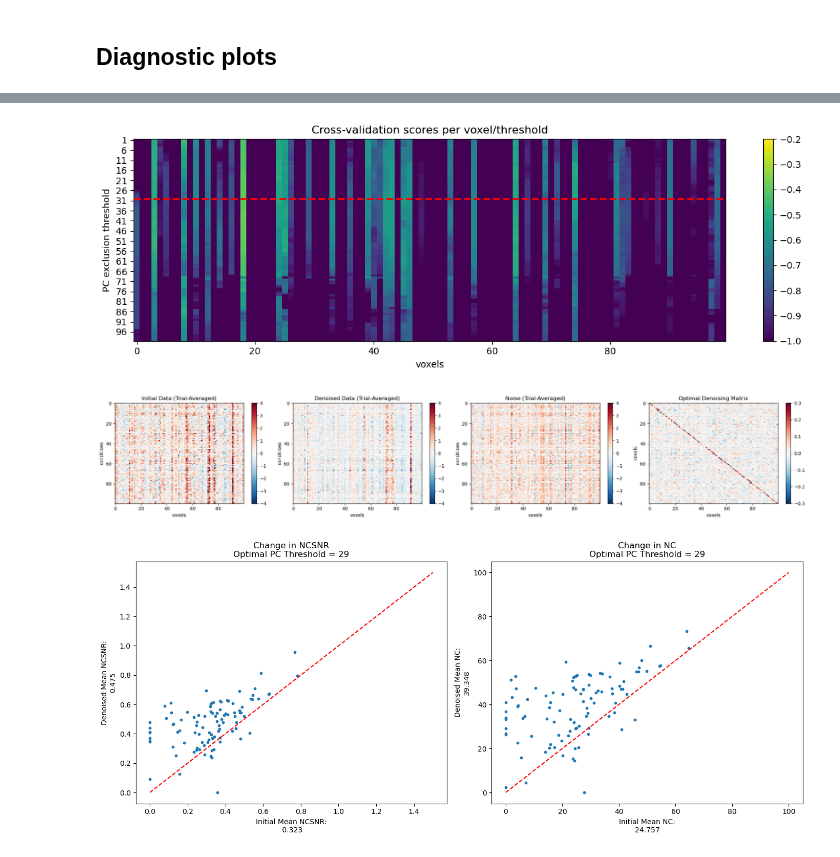
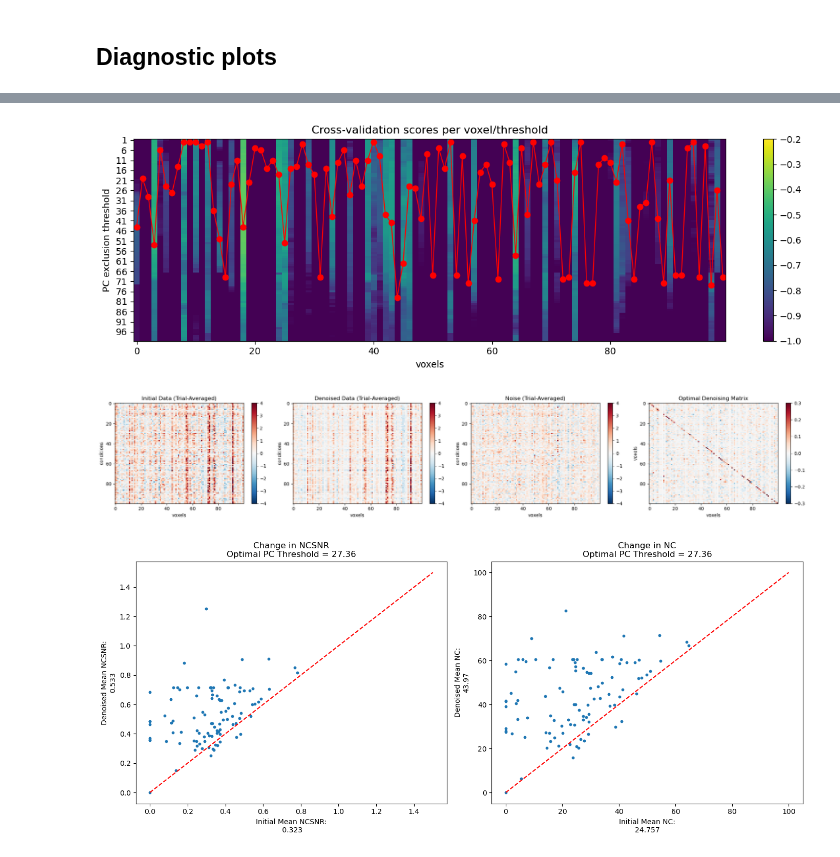
Before and after one commit to cvnlab/GSN, a Jupyter notebook: examples/example2.ipynb, the cells around one changed output, grey strips where cells are left out. Saved outputs shown, nothing was run; the diff lists cells and outputs as text; code cells hidden in the pictures.

```diff
--- a/examples/example2.ipynb
+++ b/examples/example2.ipynb
@@ -191,16 +187,16 @@ print(f"│   └── Verbose: {opt['wantverbose']}")
 
 # Perform GSN analysis
 try:
-    results = perform_gsn(train_data.copy(), opt)
+    results_gsn = perform_gsn(train_data.copy(), opt)
 
     # Print summary of results
     print("└── Results:")
-    print(f"    ├── Signal covariance matrix shape: {results['cSb'].shape}")
-    print(f"    ├── Noise covariance matrix shape: {results['cNb'].shape}")
-    print(f"    ├── Shrinkage level (noise): {results['shrinklevelN']:.3f}")
-    print(f"    ├── Shrinkage level (data): {results['shrinklevelD']:.3f}")
-    print(f"    ├── Number of iterations: {results['numiters']}")
-    print(f"    └── Noise ceiling SNR range: [{results['ncsnr'].min():.3f}, {results['ncsnr'].max():.3f}]")
+    print(f"    ├── Signal covariance matrix shape: {results_gsn['cSb'].shape}")
+    print(f"    ├── Noise covariance matrix shape: {results_gsn['cNb'].shape}")
+    print(f"    ├── Shrinkage level (noise): {results_gsn['shrinklevelN']:.3f}")
+    print(f"    ├── Shrinkage level (data): {results_gsn['shrinklevelD']:.3f}")
+    print(f"    ├── Number of iterations: {results_gsn['numiters']}")
+    print(f"    └── Noise ceiling SNR range: [{results_gsn['ncsnr'].min():.3f}, {results_gsn['ncsnr'].max():.3f}]")
 
 except Exception as e:
     print(f"Error during GSN analysis: {e}")
@@ -364,7 +360,7 @@ GSN Analysis Results Summary:
 print("Computing eigendecomposition of signal covariance matrix...")
 
 # Compute eigendecomposition
-S, V = np.linalg.eigh(results['cSb'])
+S, V = np.linalg.eigh(results_gsn['cSb'])
 # Sort eigenvalues and eigenvectors in descending order
 idx = np.flip(np.argsort(S))
 S = S[idx]
@@ -435,7 +431,7 @@ Eigendecomposition Summary:
 # Configure options for GSN denoising
 opt = {
     'cv_mode': 0,                    # Use leave-one-out cross-validation
-    'cv_threshold_per': 'population', # Use same threshold for all voxels
+    'cv_threshold_per': 'unit', # Use same threshold for all voxels
     'cv_thresholds': np.arange(1, nvox + 1),  # Test all possible dimensionalities
     'denoisingtype': 1              # 0 for trial-averaged denoising
 }
@@ -447,10 +443,8 @@ print(f"│   ├── Threshold type: {opt['cv_threshold_per']}")
 print(f"│   ├── Number of thresholds tested: {len(opt['cv_thresholds'])}")
 print(f"│   └── Denoising type: {'Trial-averaged' if opt['denoisingtype'] == 0 else 'Single-trial'}")
 
-
-
-# Returns: denoiser, cv_scores, best_threshold, denoiseddata, fullbasis, signalsubspace, dimreduce
-denoiser, cv_scores, best_threshold, denoiseddata, fullbasis, signalsubspace, dimreduce = gsn_denoise(
+# Call GSN denoising and get results dictionary
+results = gsn_denoise(
     train_data.copy(),
     V=V.copy(),  # Use signal covariance eigenvectors as basis
     opt=opt
@@ -688,37 +686,37 @@ NCNSR Analysis Summary:
 if opt['cv_mode'] > -1:
 
     # Create a figure to visualize cross-validation scores per voxel/threshold
     plt.figure(figsize=(12, 4))
 
     # Plot the mean cross-validation scores for each threshold
-    plt.imshow(cv_scores.mean(1), aspect='auto', interpolation='none', clim=(-1, -0.2))
+    plt.imshow(results['cv_scores'].mean(1), aspect='auto', interpolation='none', clim=(-1, -0.2))
 
     # Set y-axis ticks to display thresholds every 5 steps
     plt.yticks(np.arange(len(opt['cv_thresholds']))[::5], np.array(opt['cv_thresholds'])[::5])
 
     # Add a red dashed line to indicate the optimal threshold
     if opt['cv_threshold_per'] == 'population':
         # For population-based thresholding
-        plt.plot([-0.5, nvox + 0.5], [best_threshold.mean(), best_threshold.mean()], 'r--', linewidth=2)
+        plt.plot([-0.5, nvox + 0.5], [results['best_threshold'].mean(), results['best_threshold'].mean()], 'r--', linewidth=2)
     elif opt['cv_threshold_per'] == 'unit':
         # For unit-based thresholding
-        plt.plot(np.arange(nvox), best_threshold, 'ro-', linewidth=1)
+        plt.plot(np.arange(nvox), results['best_threshold'], 'ro-', linewidth=1)
 
     # Set plot limits for x-axis
     plt.xlim([-0.5, nvox - 0.5])
 
     # Add colorbar for the heatmap
     plt.colorbar()
 
     # Add axis labels and title
     plt.xlabel('voxels')
     plt.ylabel('PC exclusion threshold')
     plt.title('Cross-validation scores per voxel/threshold')
 
     plt.tight_layout()
     plt.show()
 # %% [output]
-[figure, old version]
+[figure, new version]
 # %%
 # Create a figure to compare the initial data, denoised data, noise, and denoising matrix
 plt.figure(figsize=(22, 4))
@@ -749,7 +747,7 @@ plt.title('Noise (Trial-Averaged)')
 
 # Plot the optimal denoising matrix
 plt.subplot(144)
-plt.imshow(denoiser, aspect='auto', interpolation='none', clim=(-0.3, 0.3), cmap='RdBu_r')
+plt.imshow(results['denoiser'], aspect='auto', interpolation='none', clim=(-0.3, 0.3), cmap='RdBu_r')
 plt.colorbar()
 plt.xlabel('voxels')
 plt.ylabel('voxels')
@@ -758,7 +756,7 @@ plt.title('Optimal Denoising Matrix')
 plt.tight_layout()
 plt.show()
 # %% [output]
-[figure, old version]
+[figure, new version]
 # %%
 # Reshape data to match expected dimensions (voxels, conditions, trials)
 test_data_reshaped = test_data.transpose(0, 1, 2)  # Should be (nvox, nconds, ntrials)
@@ -780,9 +778,9 @@ plt.plot([0, 1.5], [0, 1.5], 'r--')  # Red dashed line for reference
 
 # Add a title indicating the optimal PC threshold
 if opt['cv_threshold_per'] == 'population':
-    plt.title(f'Change in NCSNR\nOptimal PC Threshold = {best_threshold}')
+    plt.title(f'Change in NCSNR\nOptimal PC Threshold = {results["best_threshold"]}')
 else:
-    plt.title(f'Change in NCSNR\nOptimal PC Threshold = {best_threshold.mean()}')
+    plt.title(f'Change in NCSNR\nOptimal PC Threshold = {results["best_threshold"].mean()}')
 
 # Scatter plot of initial vs. denoised NC
 plt.subplot(122)
@@ -793,14 +791,14 @@ plt.plot([0, 100], [0, 100], 'r--')  # Red dashed line for reference
 
 # Add a title indicating the optimal PC threshold
 if opt['cv_threshold_per'] == 'population':
-    plt.title(f'Change in NC\nOptimal PC Threshold = {best_threshold}')
+    plt.title(f'Change in NC\nOptimal PC Threshold = {results["best_threshold"]}')
 else:
-    plt.title(f'Change in NC\nOptimal PC Threshold = {best_threshold.mean()}')
+    plt.title(f'Change in NC\nOptimal PC Threshold = {results["best_threshold"].mean()}')
 
 plt.tight_layout()
 plt.show()
 # %% [output]
-[figure, old version]
+[figure, new version]
 # %%
 # Compute the Pearson correlation between pairwise distances in the data and noise
 stats.pearsonr(
```
Also changed, not shown: parts of 11 cells of this notebook.
